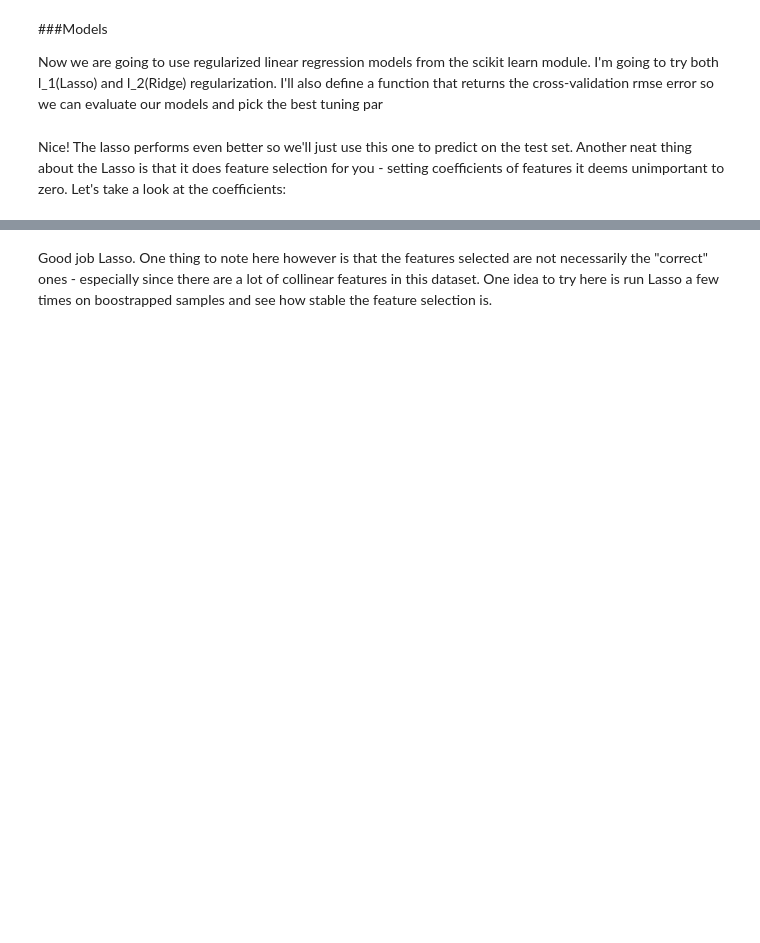
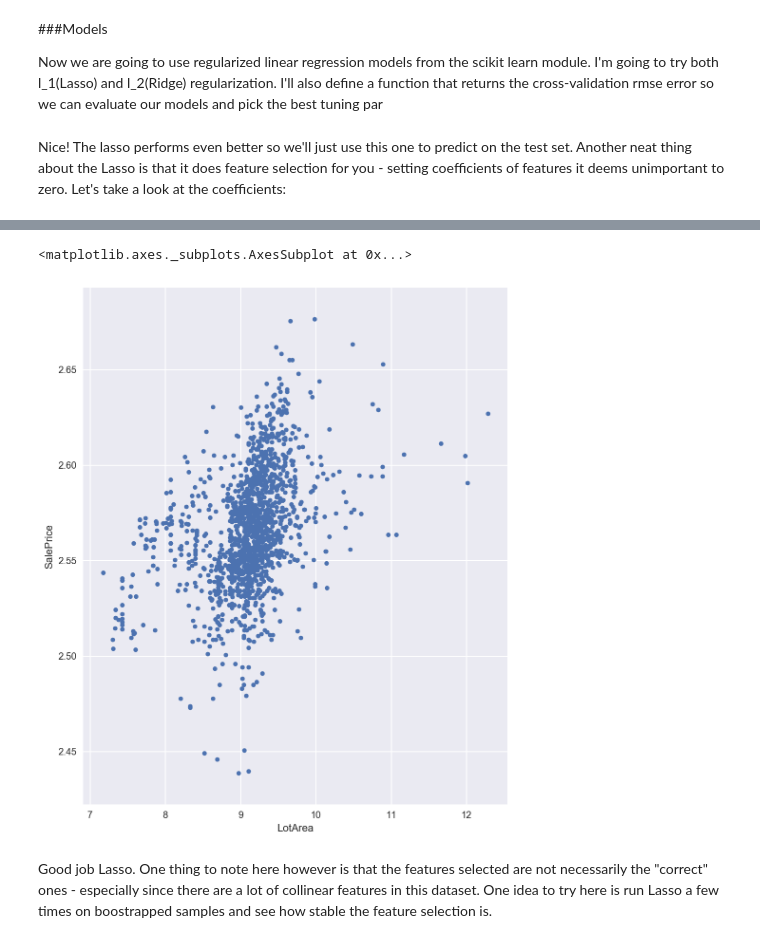
Before and after one commit to mneedham/house-prices, a Jupyter notebook: lasso.ipynb, the cells around one changed output, grey strips where cells are left out. Cells and saved outputs as stored; diff of their text form; code cells hidden in the pictures; blank space fills up the shorter version.

```diff
--- a/lasso.ipynb
+++ b/lasso.ipynb
@@ -306,3 +366,11 @@ Lasso picked 112 variables and eliminated the other 171 variables
+# %%
+# sns.scatterplot("LotArea","SalePrice",data=train)
+copy = train.copy()
+copy["LotArea"] = np.log1p(train["LotArea"])
+copy.plot(x = "LotArea", y = "SalePrice",kind = "scatter")
+# %% [output]
+<matplotlib.axes._subplots.AxesSubplot at 0x...>
+[figure, added]
 # %% [markdown]
 Good job Lasso.  One thing to note here however is that the features selected are not necessarily the "correct" ones - especially since there are a lot of collinear features in this dataset. One idea to try here is run Lasso a few times on boostrapped samples and see how stable the feature selection is.
 # %% [markdown]
```
Also changed, not shown: parts of 15 cells of this notebook, 1 other file.
